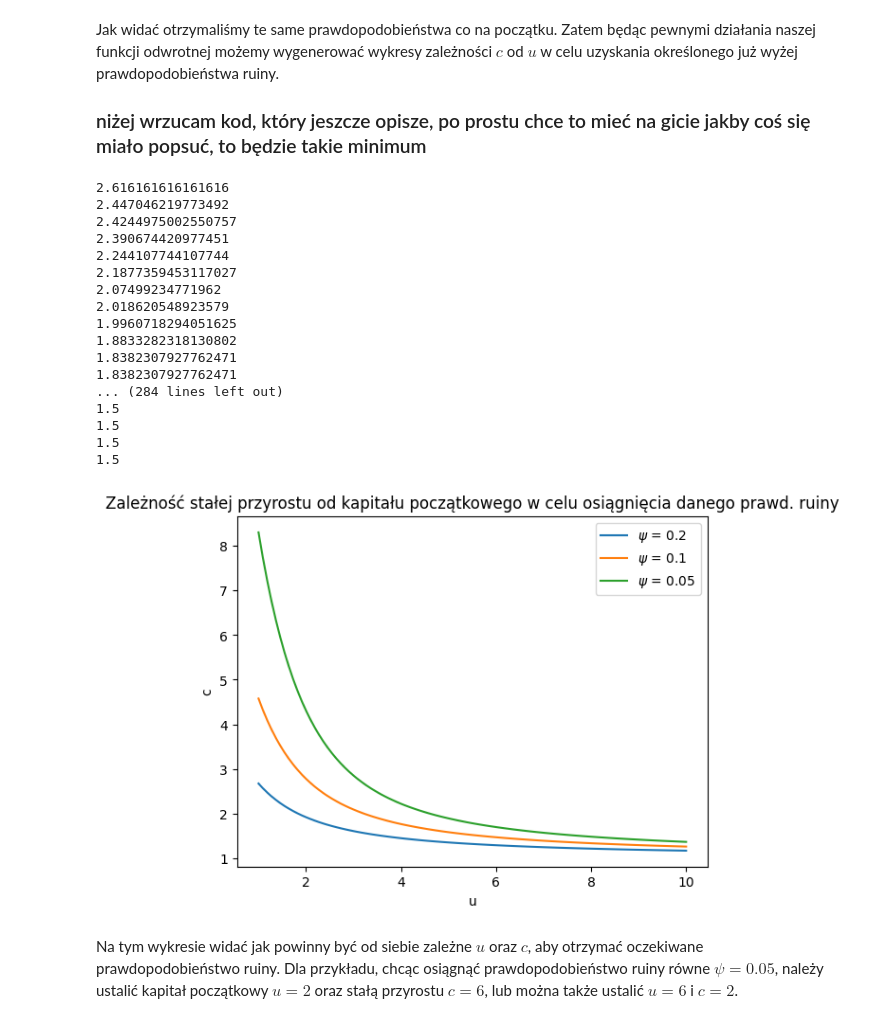
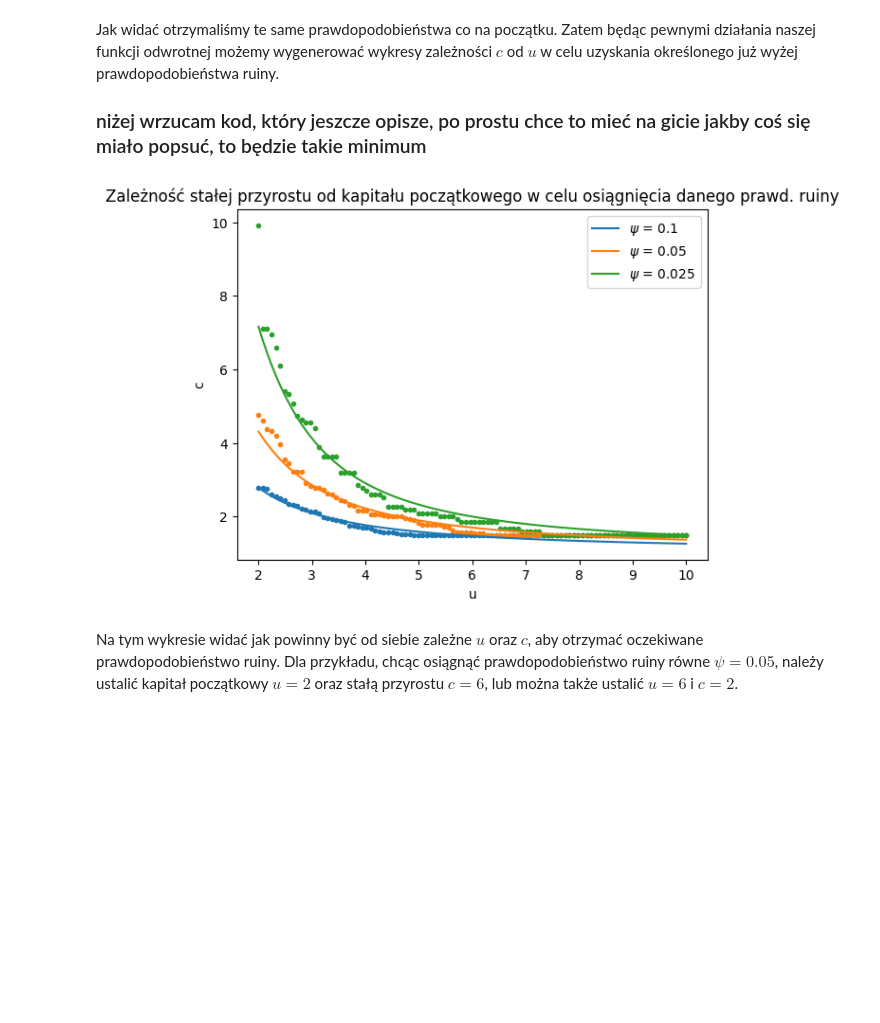
Before and after one commit to piotrczech/report-1-computer-simulations, a Jupyter notebook: main.ipynb, the cells around one changed output. Saved outputs shown, nothing was run; the diff lists cells and outputs as text; code cells hidden in the pictures; blank space fills up the shorter version.

```diff
--- a/main.ipynb
+++ b/main.ipynb
@@ -1321,9 +1321,9 @@ Będziemy chcieli przetestować jej działanie. W tym celu za jej pomocą wyznac
 
 #obliczamy wartości c do osiągnięcia danego prawdop.
 u=3
-psi_1 = 0.2
-psi_2 = 0.1
-psi_3 = 0.05
+psi_1 = 0.1
+psi_2 = 0.05
+psi_3 = 0.025
 print("Wartości prawdopodobieństwa od funkcji odwrotnej")
 print("psi_1 = {}".format(psi_1))
 print("psi_2 = {}".format(psi_2))
@@ -1384,45 +1404,32 @@ def finding_for_psi(T,u,psi):
+# %%
+T = 10
+u = np.linspace(2,10,100)
+c_test = np.linspace(1.5,10,100)
+n=10**3                     #dokładność liczenia prawdop. metodą monte carlo
+
+c_1_empiric = find_all_c(T,n,u,c_test,psi_1)
+c_2_empiric = find_all_c(T,n,u,c_test,psi_2)
+c_3_empiric = find_all_c(T,n,u,c_test,psi_3)
+
+c_1 = invert_c(u,psi_1) #wartości dla psi = 0.2
+c_2 = invert_c(u,psi_2) #wartości dla psi = 0.1
+c_3 = invert_c(u,psi_3) #wartości dla psi = 0.05
 # %%
-T = 10
-
-u = np.linspace(1,10,100)
-
-c_1 = invert_c(u,psi_1)
-c_2 = invert_c(u,psi_2)
-c_3 = invert_c(u,psi_3)
-
-c_1_empiric = finding_for_psi(T,u,psi_1)
-c_2_empiric = finding_for_psi(T,u,psi_2)
-c_3_empiric = finding_for_psi(T,u,psi_3)
-
 plot = plt.subplot()
-plt.plot(u,c_1, label="$\psi$ = 0.2")
-plt.plot(u,c_2, label="$\psi$ = 0.1")
-plt.plot(u,c_3, label="$\psi$ = 0.05")
+plt.plot(u,c_1, label="$\psi$ = 0.1")
+plt.scatter(u,c_1_empiric,marker=".")
+plt.plot(u,c_2, label="$\psi$ = 0.05")
+plt.scatter(u,c_2_empiric,marker=".")
+plt.plot(u,c_3, label="$\psi$ = 0.025")
+plt.scatter(u,c_3_empiric,marker=".")
 
 plot.set_xlabel("u")
 plot.set_ylabel("c")
 plt.title("Zależność stałej przyrostu od kapitału początkowego w celu osiągnięcia danego prawd. ruiny")
 plt.legend()
 plt.show()
 # %% [output]
-2.616161616161616
-2.447046219773492
-2.4244975002550757
-2.390674420977451
-2.244107744107744
-2.1877359453117027
-2.07499234771962
-2.018620548923579
-1.9960718294051625
-1.8833282318130802
-1.8382307927762471
-1.8382307927762471
-... (284 lines left out)
-1.5
-1.5
-1.5
-1.5
-[figure, old version]
+[figure, new version]
 # %% [markdown]
 Na tym wykresie widać jak powinny być od siebie zależne $u$ oraz $c$, aby otrzymać oczekiwane prawdopodobieństwo ruiny. Dla przykładu, chcąc osiągnąć prawdopodobieństwo ruiny równe $\psi = 0.05$, należy ustalić kapitał początkowy $u = 2$ oraz stałą przyrostu $c = 6$, lub można także ustalić $u=6$ i $ c=2 $.
 # %% [markdown]
```
Also changed, not shown: parts of 6 cells of this notebook.
